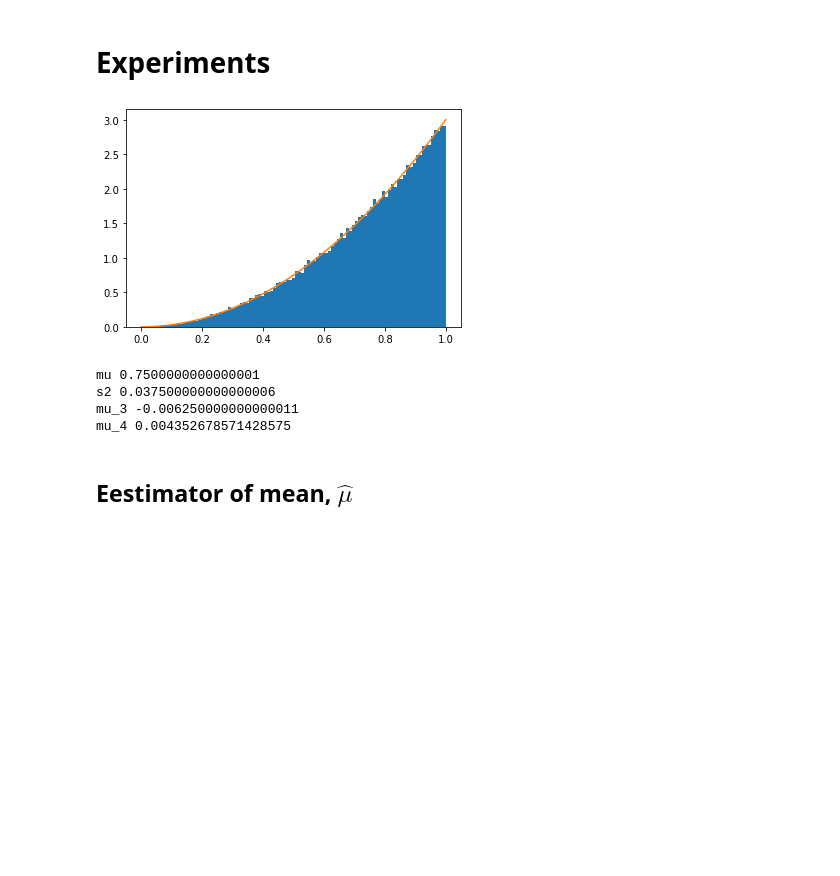
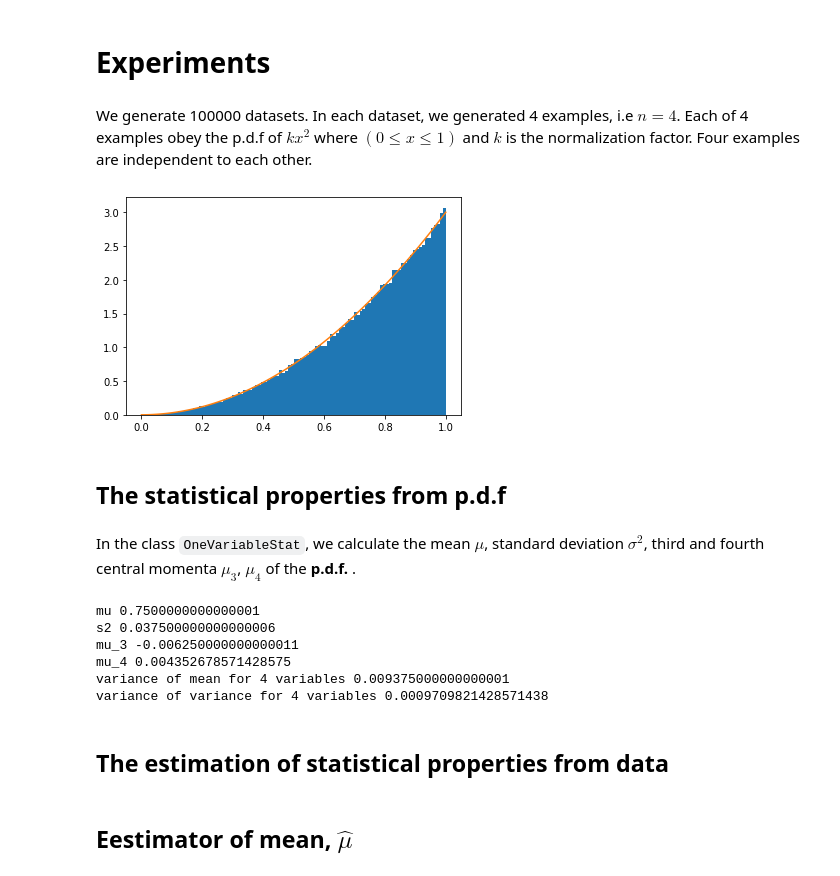
Before and after one commit to lhprojects/blog, a Jupyter notebook: JupyterNotebooks/MomentEstimator.ipynb, the cells around one changed output. Drawn from its saved outputs; the diff is of its cells as text; code cells hidden in the pictures; blank space fills up the shorter version.

```diff
--- a/JupyterNotebooks/MomentEstimator.ipynb
+++ b/JupyterNotebooks/MomentEstimator.ipynb
@@ -42,53 +42,97 @@ c = \frac{n^2-2 n+3}{n(n-1)}
 $$
 # %% [markdown]
 # Experiments
+# %% [markdown]
+We generate 100000 datasets. In each dataset, we generated 4 examples, i.e $n=4$. Each of 4 examples obey the p.d.f of
+$k x^2$ where $(0\le x \le 1)$ and $k$ is the normalization factor. Four examples are independent to each other.
 # %%
 import numpy as np
 import scipy.integrate as integrate
 import matplotlib.pyplot as plt
 %matplotlib inline
 
-pow_n = 2
+pow_n = 3
 
 
 def pdf(x):
     return np.where(x < 0, 0, np.where(x > 1, 0, pow_n * x**(pow_n - 1)))
 
 
 plt.figure()
 plt.hist(np.random.power(pow_n, size=(100000)), density=True, bins=100)
 plt.plot(np.linspace(0, 1, 100), pdf(np.linspace(0, 1, 100)))
 plt.show()
 
 
 def gen_data():
     n = 4
     N = 10000000
     X = np.random.power(pow_n, size=(N, n))
     return X
 
 
 X = gen_data()
 # %% [output]
-[figure, old version]
+[figure, new version]
+# %% [markdown]
+## The statistical properties from p.d.f
+# %% [markdown]
+In the class `OneVariableStat`, we calculate the mean $\mu$, standard deviation $\sigma^2$, third and fourth central momenta $\mu_3$, $\mu_4$ of the **p.d.f.** .
 # %%
-class Stat:
+class OneVariableStat:
     def __init__(self, pdf):
         def quad(pdf):
             return integrate.quad(pdf, -np.inf, +np.inf)[0]
 
+        # the mean of variable
         self.mu = quad(lambda x: pdf(x) * x)
+        # the sigma^2 of variable
         self.s2 = quad(lambda x: pdf(x) * (x - self.mu)**2)
+        # the third central momentum of variable
         self.mu_3 = quad(lambda x: pdf(x) * (x - self.mu)**3)
+        # the third central momentum of variable
         self.mu_4 = quad(lambda x: pdf(x) * (x - self.mu)**4)
-        print("mu", self.mu)
-        print("s2", self.s2)
-        print("mu_3", self.mu_3)
-        print("mu_4", self.mu_4)
 
-stat = Stat(pdf)
+    def mean(self):
+        return self.mu
+
+    def variance(self):
+        return self.s2
+
+class NVariablesStat(OneVariableStat):
+
+    def __init__(self, pdf, n):
+        super().__init__(pdf)
+        self.n=n
+
+    # the variance of the means of n variables
+    def variance_of_mean(self):
+        n=self.n
+        return self.s2/n
+
+    # the variance of the variances of n variables
+    def variance_of_variance(self):
+        n=self.n
+        mu_4 = self.mu_4
+        sigma2 = self.s2
+
+        var_of_var = mu_4 / n - sigma2**2 * (n - 3) / (n * (n - 1))
+        return var_of_var
+
+
+stat = NVariablesStat(pdf, 4)
+print("mu", stat.mu)
+print("s2", stat.variance())
+print("mu_3", stat.mu_3)
+print("mu_4", stat.mu_4)
+print("variance of mean for 4 variables", stat.variance_of_mean())
+print("variance of variance for 4 variables", stat.variance_of_variance())
 # %% [output]
 mu 0.7500000000000001
 s2 0.037500000000000006
 mu_3 -0.006250000000000011
 mu_4 0.004352678571428575
+variance of mean for 4 variables 0.009375000000000001
+variance of variance for 4 variables 0.0009709821428571438
+# %% [markdown]
+## The estimation of statistical properties from data
```
Also changed, not shown: parts of 23 cells of this notebook.
